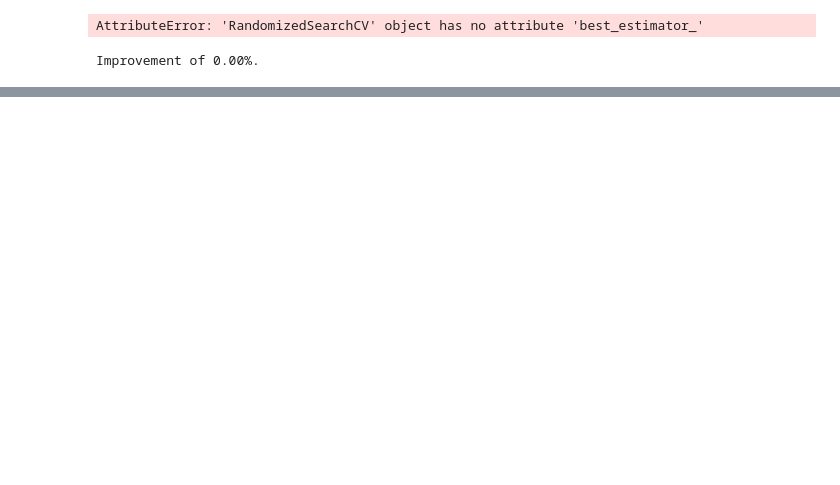
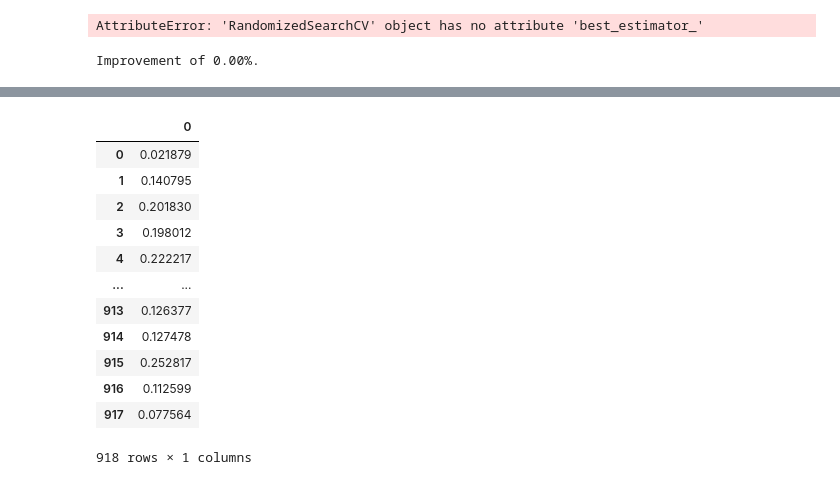
Before and after one commit to sdguerrette/capstone_project, a Jupyter notebook: code/ML_models/rf_regression_cases_cleaned_SVI_hyper-parameters.ipynb, the cells around one changed output, grey strips where cells are left out. Cells and saved outputs as stored; diff of their text form; code cells hidden in the pictures; blank space fills up the shorter version.

```diff
--- a/code/ML_models/rf_regression_cases_cleaned_SVI_hyper-parameters.ipynb
+++ b/code/ML_models/rf_regression_cases_cleaned_SVI_hyper-parameters.ipynb
@@ -311,0 +313,16 @@ Improvement of 0.00%.
+# %%
+pd.DataFrame(y_test)
+# %% [output]
+|  | 0 |
+| 0 | 0.021879 |
+| 1 | 0.140795 |
+| 2 | 0.201830 |
+| 3 | 0.198012 |
+| 4 | 0.222217 |
+| ... | ... |
+| 913 | 0.126377 |
+| 914 | 0.127478 |
+| 915 | 0.252817 |
+| 916 | 0.112599 |
+| 917 | 0.077564 |
+918 rows × 1 columns
```
Also changed, not shown: parts of 14 cells of this notebook, 5 other files.
